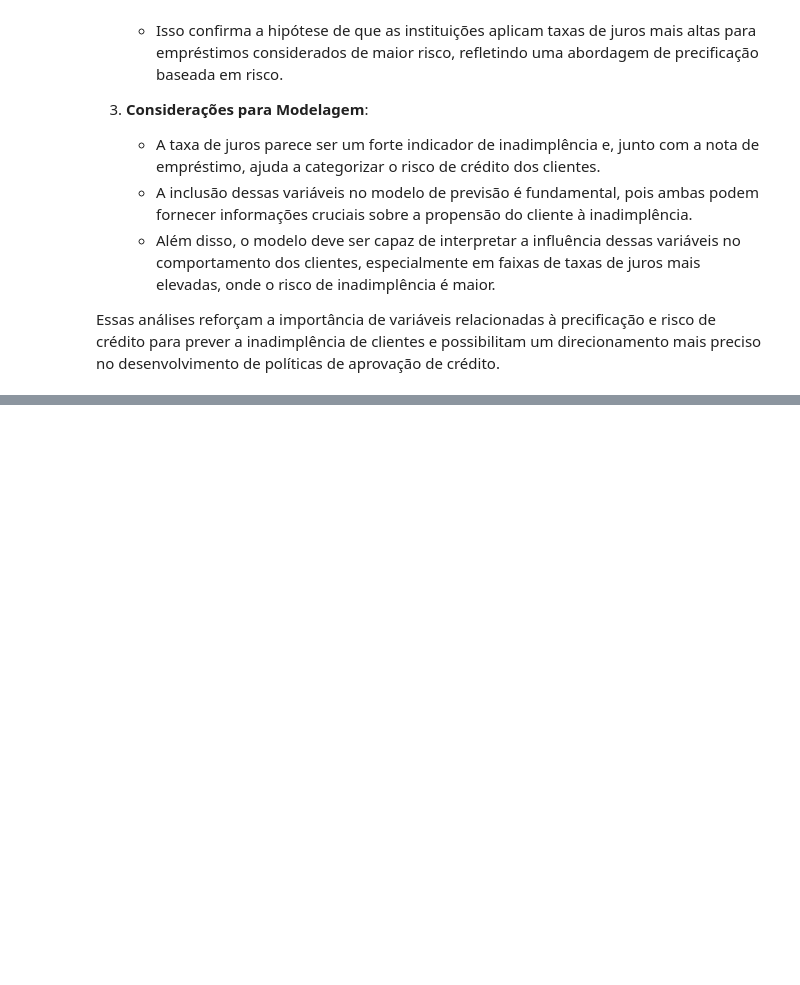
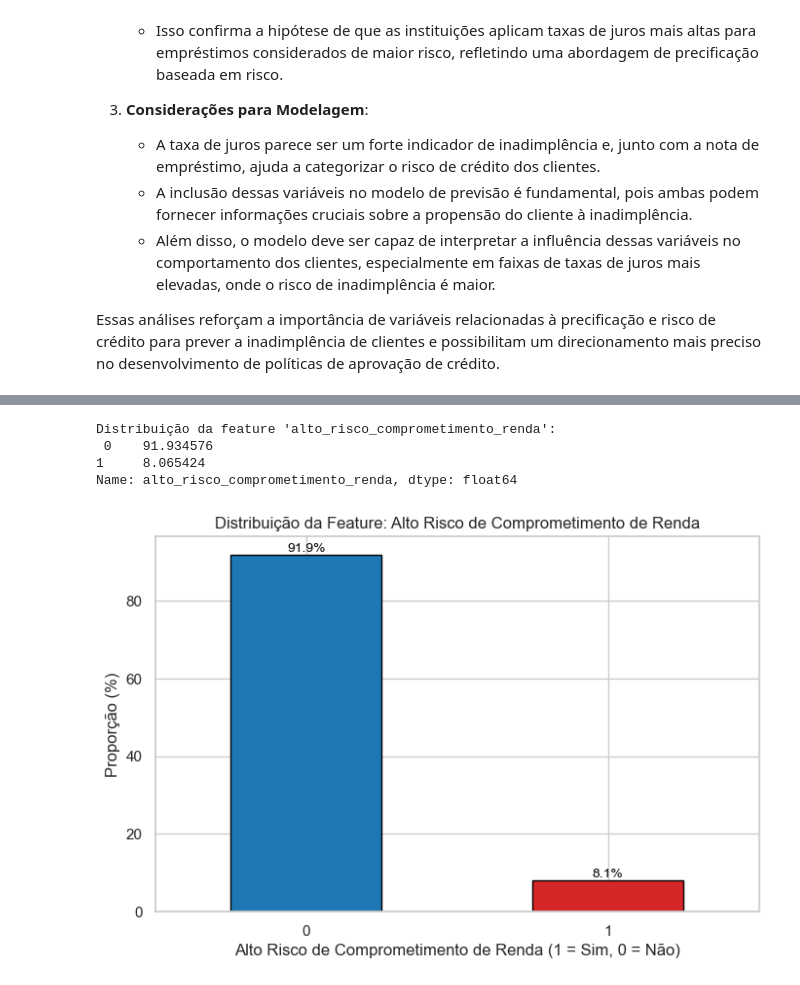
Before and after one commit to tnleite/loan-approval-prediction, a Jupyter notebook: 02-Analise/loan-approval-prediction.ipynb, the cells around one changed output, grey strips where cells are left out. Saved outputs shown, nothing was run; the diff lists cells and outputs as text; code cells hidden in the pictures; blank space fills up the shorter version.

```diff
--- a/02-Analise/loan-approval-prediction.ipynb
+++ b/02-Analise/loan-approval-prediction.ipynb
@@ -1452,0 +1427,27 @@ Name: alto_risco_comprometimento_renda, dtype: float64
+# %%
+# Contagem dos valores de alto_risco_comprometimento_renda
+distribuicao_alto_risco_comprometimento_renda = df['alto_risco_comprometimento_renda'].value_counts(normalize=True) * 100
+
+# Exibindo a distribuição
+print("Distribuição da feature 'alto_risco_comprometimento_renda':\n", distribuicao_alto_risco_comprometimento_renda)
+
+# Visualizando a distribuição com gráfico de barras
+fig, ax = plt.subplots(figsize=(8, 5))
+distribuicao_alto_risco_comprometimento_renda.plot(kind='bar', color=['#1f77b4', '#d62728'], edgecolor='black')
+plt.title('Distribuição da Feature: Alto Risco de Comprometimento de Renda')
+plt.xlabel('Alto Risco de Comprometimento de Renda (1 = Sim, 0 = Não)')
+plt.ylabel('Proporção (%)')
+
+# Adicionando rótulos de porcentagem nas barras
+for p in ax.patches:
+    ax.annotate(f'{p.get_height():.1f}%', (p.get_x() + p.get_width() / 2, p.get_height()),
+                ha='center', va='bottom', color='black', fontsize=10)
+
+plt.xticks(rotation=0)
+plt.show()
+# %% [output]
+Distribuição da feature 'alto_risco_comprometimento_renda':
+ 0    91.934576
+1     8.065424
+Name: alto_risco_comprometimento_renda, dtype: float64
+[figure, added]
```
Also changed, not shown: parts of 22 cells of this notebook.
